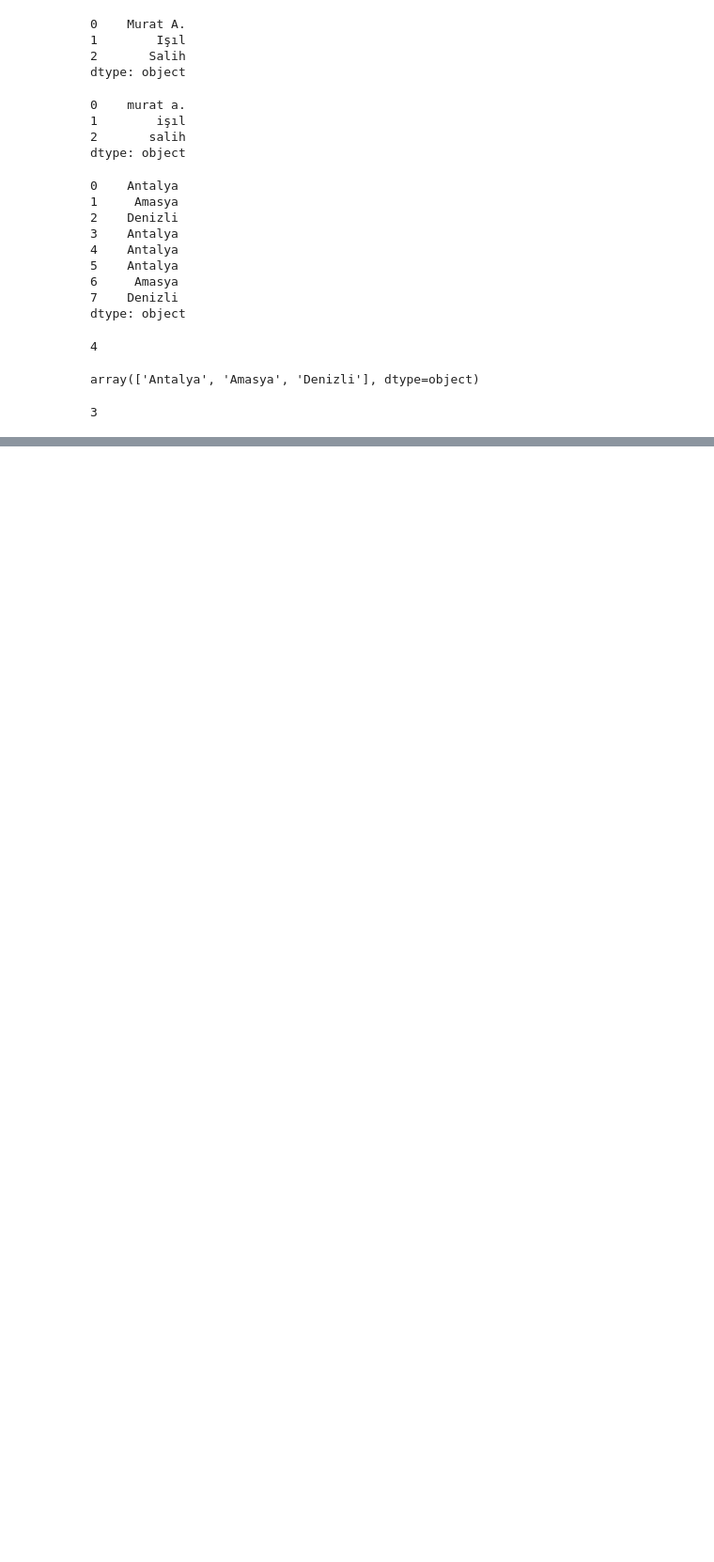
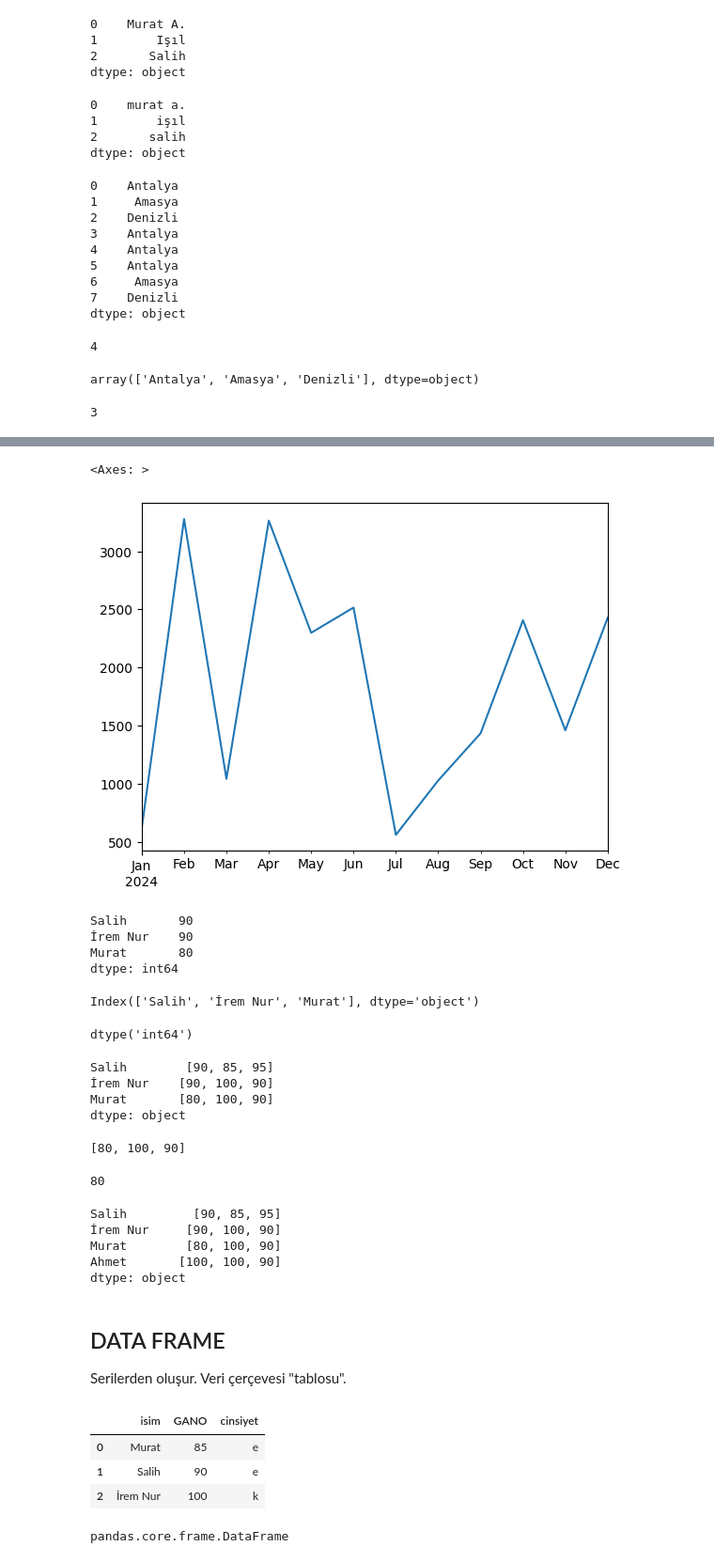
Before and after one commit to DrMuratAltun/ECO_NOV, a Jupyter notebook: VeriBilimi/pandas_kullanimi.ipynb, the cells around one changed output, grey strips where cells are left out. Shown at 94% size. Saved outputs shown, nothing was run; the diff lists cells and outputs as text; code cells hidden in the pictures; blank space fills up the shorter version.

```diff
--- a/VeriBilimi/pandas_kullanimi.ipynb
+++ b/VeriBilimi/pandas_kullanimi.ipynb
@@ -148,0 +286,5 @@ memleket.nunique() # farklı değerlerin sayısı
+# %%
+#tarih ve saat kütüphanesi
+import datetime
+tarihler=pd.date_range("2024-01-01",periods=12, freq='M')
+tarihler
@@ -148,0 +296,3 @@ memleket.nunique() # farklı değerlerin sayısı
+# %%
+uretim_miktarlari=pd.Series(np.random.randint(500,3400, size=12),index=tarihler)
+uretim_miktarlari
@@ -148,0 +313,50 @@ memleket.nunique() # farklı değerlerin sayısı
+# %%
+uretim_miktarlari.plot()
+# %% [output]
+<Axes: >
+[figure, added]
+# %%
+#indexleri belirt
+puanlar=pd.Series({"Salih":90, "İrem Nur":90, "Murat":80})
+puanlar
+# %% [output]
+Salih       90
+İrem Nur    90
+Murat       80
+dtype: int64
+# %%
+puanlar.index #index sütunu
+# %% [output]
+Index(['Salih', 'İrem Nur', 'Murat'], dtype='object')
+# %%
+puanlar.dtype
+# %% [output]
+dtype('int64')
+# %%
+puanlar=pd.Series({"Salih":[90,85,95], "İrem Nur":[90,100,90], "Murat":[80,100,90]})
+puanlar
+# %% [output]
+Salih        [90, 85, 95]
+İrem Nur    [90, 100, 90]
+Murat       [80, 100, 90]
+dtype: object
+# %%
+puanlar['Murat']
+# %% [output]
+[80, 100, 90]
+# %%
+puanlar['Murat'][0]
+# %% [output]
+80
+# %%
+puanlar['Ahmet']=[100,100,90]
+puanlar
+# %% [output]
+Salih         [90, 85, 95]
+İrem Nur     [90, 100, 90]
+Murat        [80, 100, 90]
+Ahmet       [100, 100, 90]
+dtype: object
+# %% [markdown]
+## DATA FRAME
+Serilerden oluşur. Veri çerçevesi "tablosu".
@@ -148,0 +367,11 @@ memleket.nunique() # farklı değerlerin sayısı
+# %%
+df
+# %% [output]
+|  | isim | GANO | cinsiyet |
+| 0 | Murat | 85 | e |
+| 1 | Salih | 90 | e |
+| 2 | İrem Nur | 100 | k |
+# %%
+type(df)
+# %% [output]
+pandas.core.frame.DataFrame
```
Also changed, not shown: parts of 26 cells of this notebook, 1 other file.
